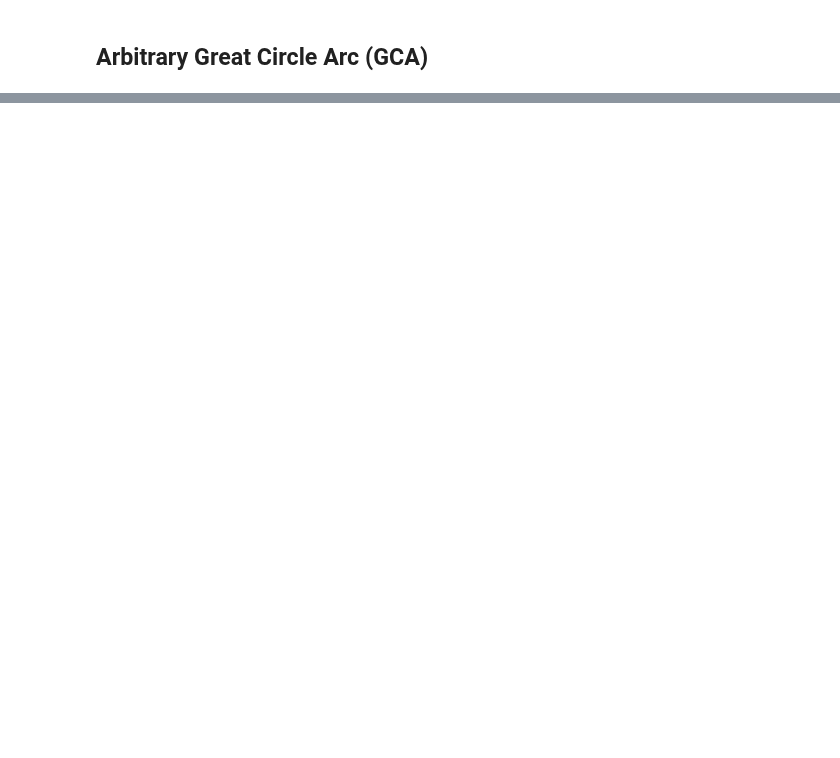
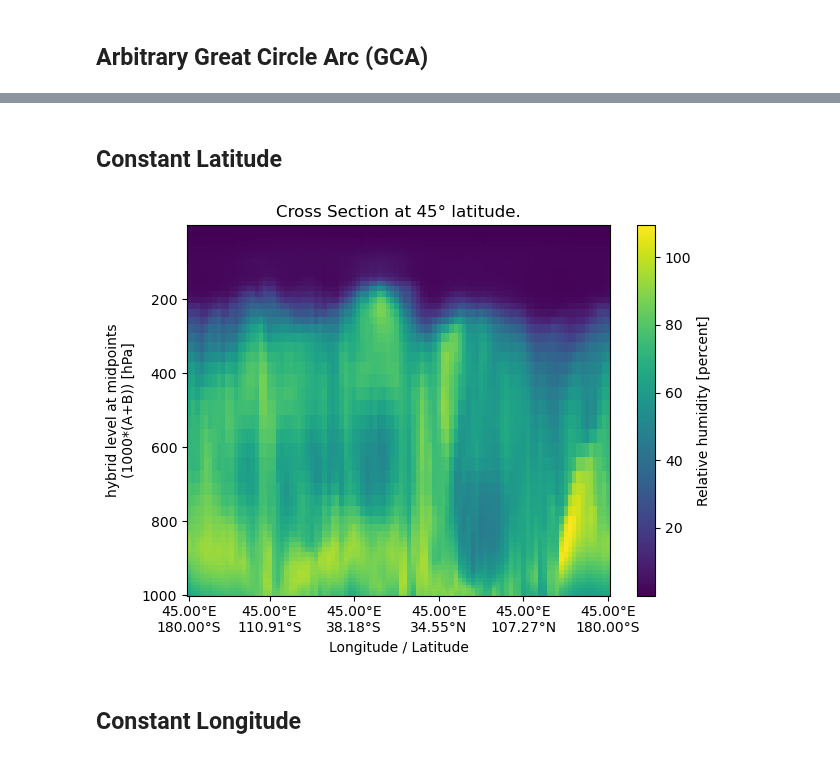
Before and after one commit to UXARRAY/uxarray, a Jupyter notebook: docs/user-guide/cross-sections.ipynb, the cells around one changed output, grey strips where cells are left out. Saved outputs shown, nothing was run; the diff lists cells and outputs as text; code cells hidden in the pictures; blank space fills up the shorter version.

```diff
--- a/docs/user-guide/cross-sections.ipynb
+++ b/docs/user-guide/cross-sections.ipynb
@@ -127,0 +68,16 @@ Arbitrary great circle arc cross sections are not yet implemented.
+# %% [markdown]
+## Constant Latitude
+# %%
+lat = 45
+cross_section_const_lat = uxds["RELHUM"].cross_section(lat=lat)
+# %%
+fig, ax = plt.subplots()
+cross_section_const_lat.plot(ax=ax)
+
+set_lon_lat_xticks(ax, cross_section_const_lat)
+ax.set_title(f"Cross Section at {lat}° latitude.")
+ax.invert_yaxis()
+# %% [output]
+[figure, added]
+# %% [markdown]
+## Constant Longitude
```
Also changed, not shown: parts of 27 cells of this notebook.
